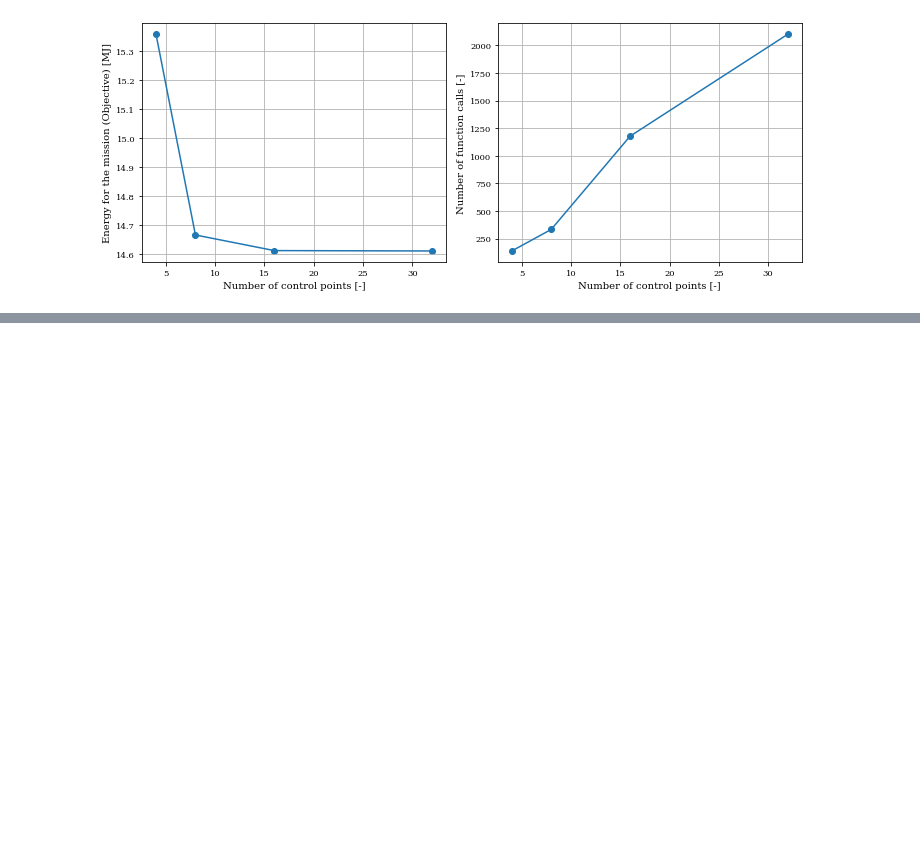
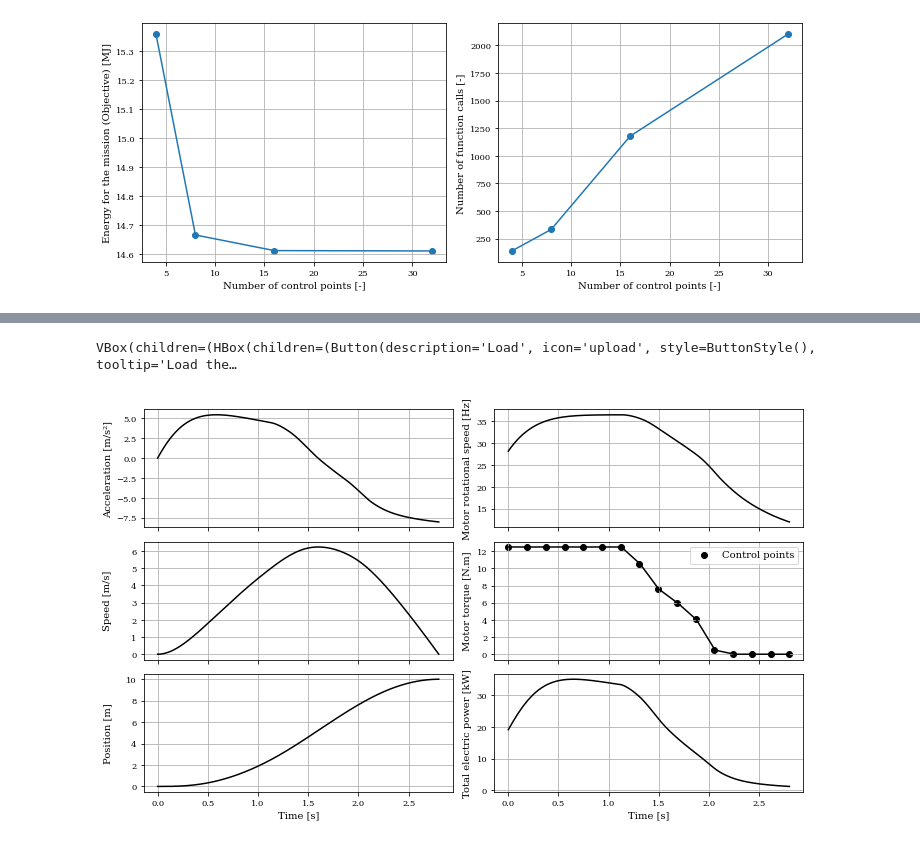
Before and after one commit to SizingLab/multirotor_trajectory_optimization, a Jupyter notebook: openmdao/04_Trajectories.ipynb, the cells around one changed output, grey strips where cells are left out. Saved outputs shown, nothing was run; the diff lists cells and outputs as text; code cells hidden in the pictures; blank space fills up the shorter version.

```diff
--- a/openmdao/04_Trajectories.ipynb
+++ b/openmdao/04_Trajectories.ipynb
@@ -434,0 +473,5 @@ plt.show()
+# %%
+REF_INPUT_FILE = pth.join(WORK_FOLDER_PATH, 'problem_inputs_traj_time.xml')
+TRAJECTORY_CONFIGURATION_FILE = pth.join(DATA_FOLDER_PATH, 'multirotor_trajectory_fixed_time.toml')
+api.generate_inputs(TRAJECTORY_CONFIGURATION_FILE, REF_INPUT_FILE, overwrite=True)
+optim_problem_traj_fixed = api.optimize_problem(TRAJECTORY_CONFIGURATION_FILE, overwrite=True)
@@ -434,0 +510,8 @@ plt.show()
+# %%
+api.optimization_viewer(TRAJECTORY_CONFIGURATION_FILE)
+# %% [output]
+VBox(children=(HBox(children=(Button(description='Load', icon='upload', style=ButtonStyle(), tooltip='Load the…
+# %%
+fig = plot_trajectory(optim_problem_traj_fixed.model.trajectory.trajectory.res, problem=optim_problem_traj_fixed)
+# %% [output]
+[figure, added]
```
Also changed, not shown: parts of 7 cells of this notebook, 5 other files.
